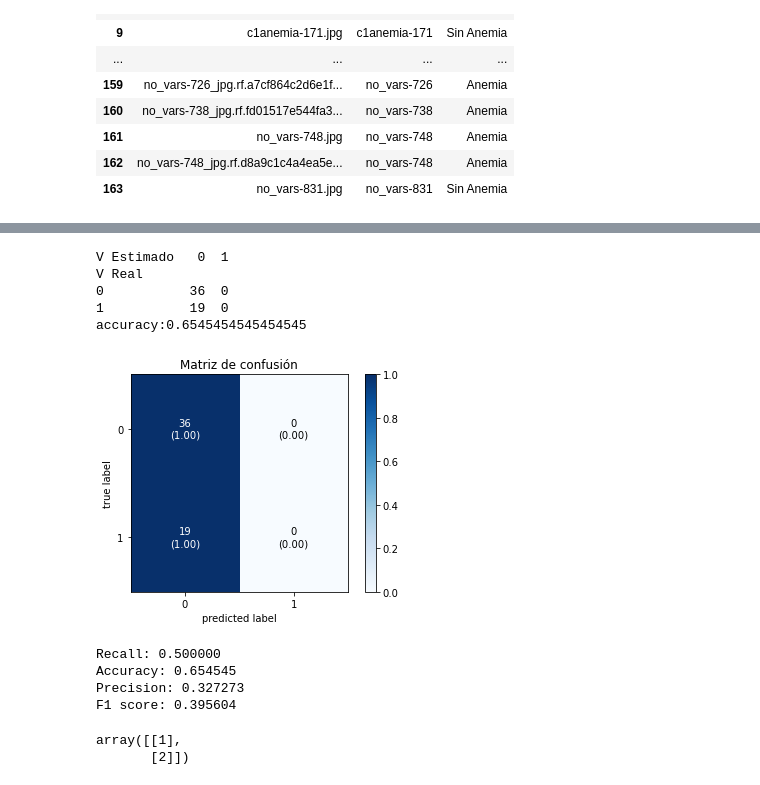
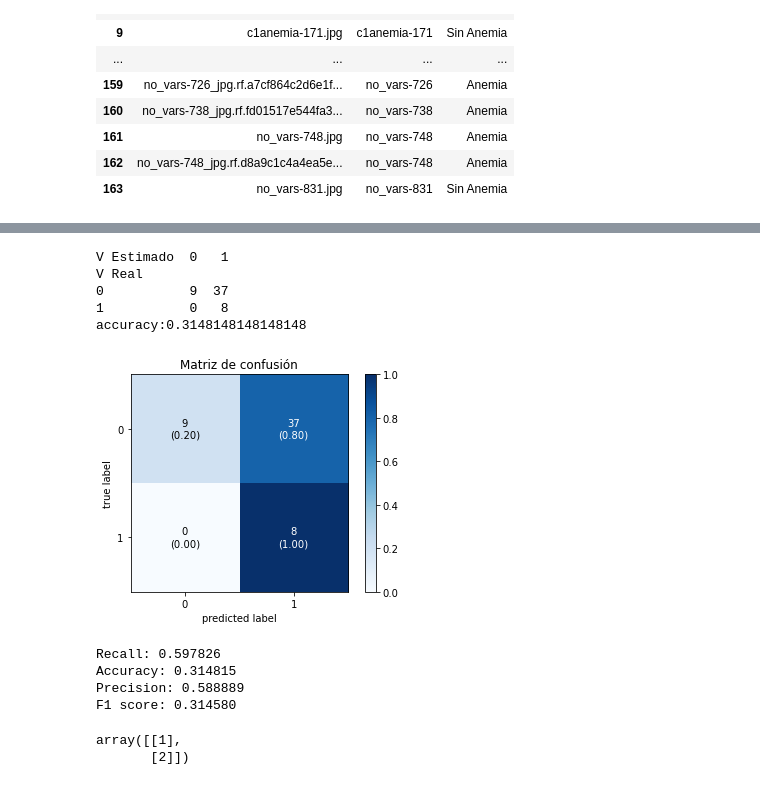
Before and after one commit to donpapitoskey/proyectoVision, a Jupyter notebook: model creation.ipynb, the cells around one changed output, grey strips where cells are left out. Cells and saved outputs as stored; diff of their text form; code cells hidden in the pictures.

Commit message:
model update

```diff
--- a/model creation.ipynb
+++ b/model creation.ipynb
@@ -80,0 +107,4 @@ df.drop(columns=['Enumeracion ', 'imagename'], inplace=True)
+# %%
+dataframe_valid = pd.DataFrame(filenames_valid, columns=['File'])
+dataframe_valid['Filename'] = dataframe_valid['File'].apply(lambda x: x.split('\\')[-1]).apply(lambda x: x.split('_j')[0])
+dataframe_valid
@@ -80,0 +149,3 @@ df.drop(columns=['Enumeracion ', 'imagename'], inplace=True)
+# %%
+df_model = pd.merge(dataframe_model,traindf)
+df_model
@@ -80,0 +170,5 @@ df.drop(columns=['Enumeracion ', 'imagename'], inplace=True)
+# %%
+df_val = pd.merge(dataframe_valid,valdf, on='Filename')
+#dataframe_valid['Filename']
+#dataframe_valid['File'][0]
+df_val
@@ -145,7 +257,7 @@ df
 eritemia = []
 means = []
 grays = []
-for index, file in enumerate(df['File']):
+for index, file in enumerate(df_model['File']):
     print('read the file: ',file)
     image = cv2.imread(file)
     r,g,b = cv2.split(image)
@@ -186,7 +298,7 @@ for index, file in enumerate(df['File']):
     #print('Uniformidad =',moments[4])
     #print('Entropía =',moments[5])
 
-df['Eritemia'] = eritemia
-df['means'] = means
-df['meansJJ'] = grays
+df_model['Eritemia'] = eritemia
+df_model['means'] = means
+df_model['meansJJ'] = grays
 # %% [output]
@@ -269,36 +443,36 @@ X_test
 # %%
 
-X_train, X_test, y_train, y_test = train_test_split(df[['means','Eritemia']], df['Anemia?'], test_size=0.33, random_state=0)
+#X_train, X_test, y_train, y_test = train_test_split(df[['means','Eritemia']], df['Anemia?'], test_size=0.33, random_state=0)
 logmodel = LogisticRegression()
-logmodel.fit(X_train, y_train)
-predictions = logmodel.predict(X_test)
-confusion_matrix(y_test, predictions)
+logmodel.fit(df_model[df_model['Eritemia'].notna()][['Eritemia','means']], df_model[df_model['Eritemia'].notna()]['CLASE'])
+predictions = logmodel.predict(df_val[['Eritemia', 'means']])
+confusion_matrix(df_val['clase'], predictions)
 
-analisis(y_test, predictions,"Matriz de confusión")
+analisis(df_val['clase'], predictions,"Matriz de confusión")
 
 # recall: tp / (tp + fn)
-Recall= recall_score(y_test, predictions, average='macro')
+Recall= recall_score(df_val['clase'], predictions, average='macro')
 print('Recall: %f' % Recall)
 # accuracy: (tp + tn) / (p + n)
-accuracy = accuracy_score(y_test, predictions)
+accuracy = accuracy_score(df_val['clase'], predictions)
 print('Accuracy: %f' % accuracy)
 # precision tp / (tp + fp)
-precision = precision_score(y_test, predictions, average='macro')
+precision = precision_score(df_val['clase'], predictions, average='macro')
 print('Precision: %f' % precision)
 # f1: 2 tp / (2 tp + fp + fn)
-f1 = f1_score(y_test, predictions, average='macro')
+f1 = f1_score(df_val['clase'], predictions, average='macro')
 print('F1 score: %f' % f1)
 # %% [output]
-V Estimado   0  1
+V Estimado  0   1
 V Real
-0           36  0
-1           19  0
-accuracy:0.6545454545454545
+0           9  37
+1           0   8
+accuracy:0.3148148148148148
-[figure, old version]
+[figure, new version]
-Recall: 0.500000
-Accuracy: 0.654545
-Precision: 0.327273
-F1 score: 0.395604
+Recall: 0.597826
+Accuracy: 0.314815
+Precision: 0.588889
+F1 score: 0.314580
 # %%
 modelname = 'logisticModel'
 pickle.dump(logmodel,open(modelname,'wb'))
```
Also changed, not shown: parts of 15 cells of this notebook, 1 other file.
